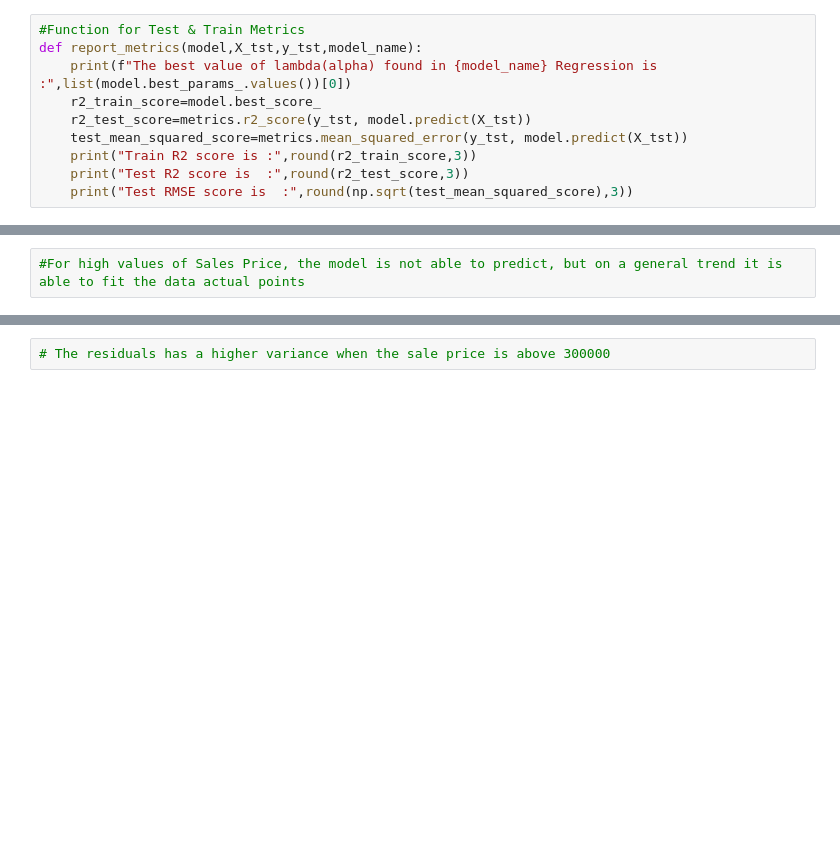
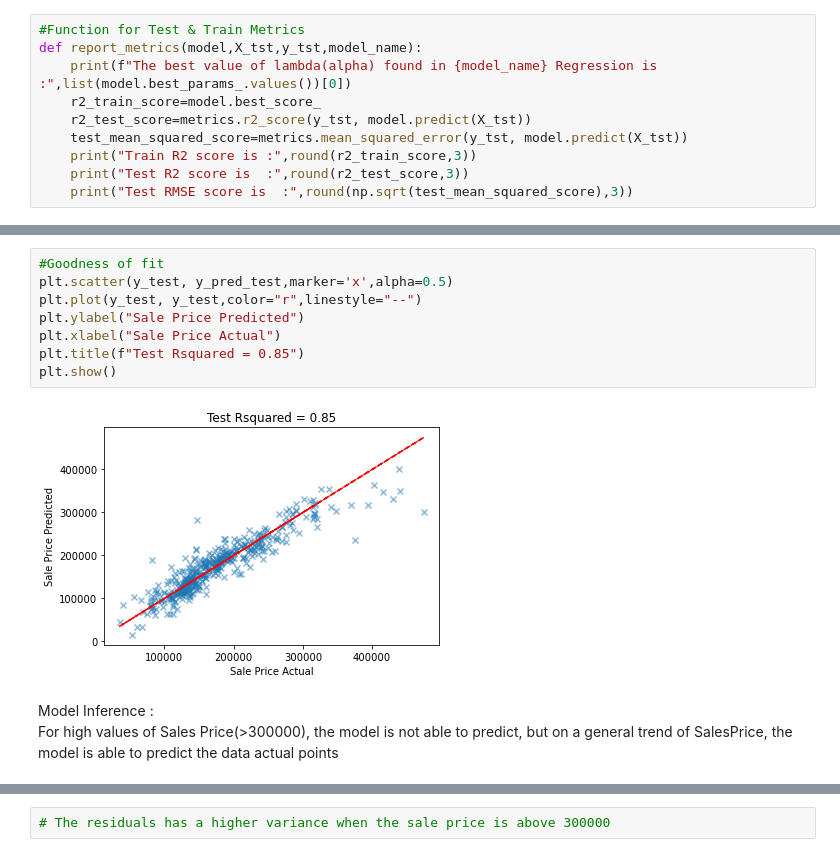
Before and after one commit to karthickchetti/HousingPricePrediction, a Jupyter notebook: Advanced_Regression.ipynb, the cells around one changed output, grey strips where cells are left out. Cells and saved outputs as stored; diff of their text form; blank space fills up the shorter version.

```diff
--- a/Advanced_Regression.ipynb
+++ b/Advanced_Regression.ipynb
@@ -533,5 +565,15 @@ plt.show()
-# %%
-#For high values of Sales Price, the model is not able to predict, but on a general trend it is able to fit the data actual points
+# %%
+#Goodness of fit
+plt.scatter(y_test, y_pred_test,marker='x',alpha=0.5)
+plt.plot(y_test, y_test,color="r",linestyle="--")
+plt.ylabel("Sale Price Predicted")
+plt.xlabel("Sale Price Actual")
+plt.title(f"Test Rsquared = 0.85")
+plt.show()
+# %% [output]
+[figure, added]
+# %% [markdown]
+Model Inference :<br>For high values of Sales Price(>300000), the model is not able to predict, but on a general trend of SalesPrice, the model is able to predict the data actual points
 # %%
 #Residual Distribution
 res=y_pred_test-y_test
```
Also changed, not shown: parts of 45 cells of this notebook.
